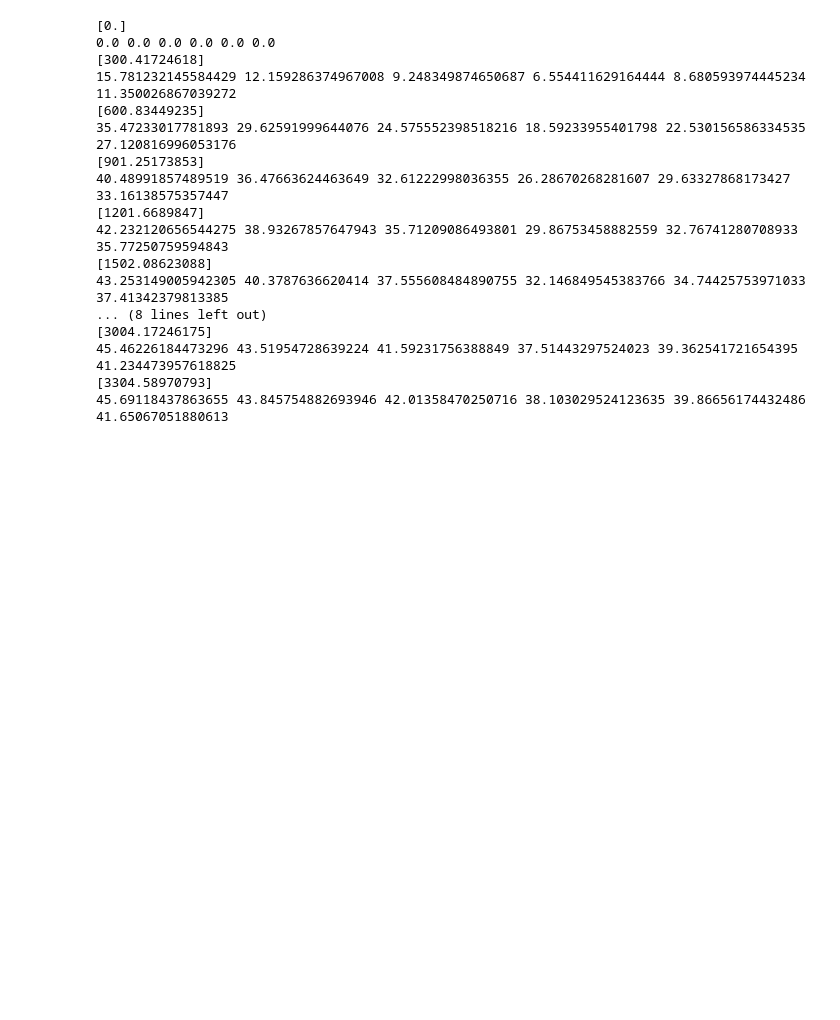
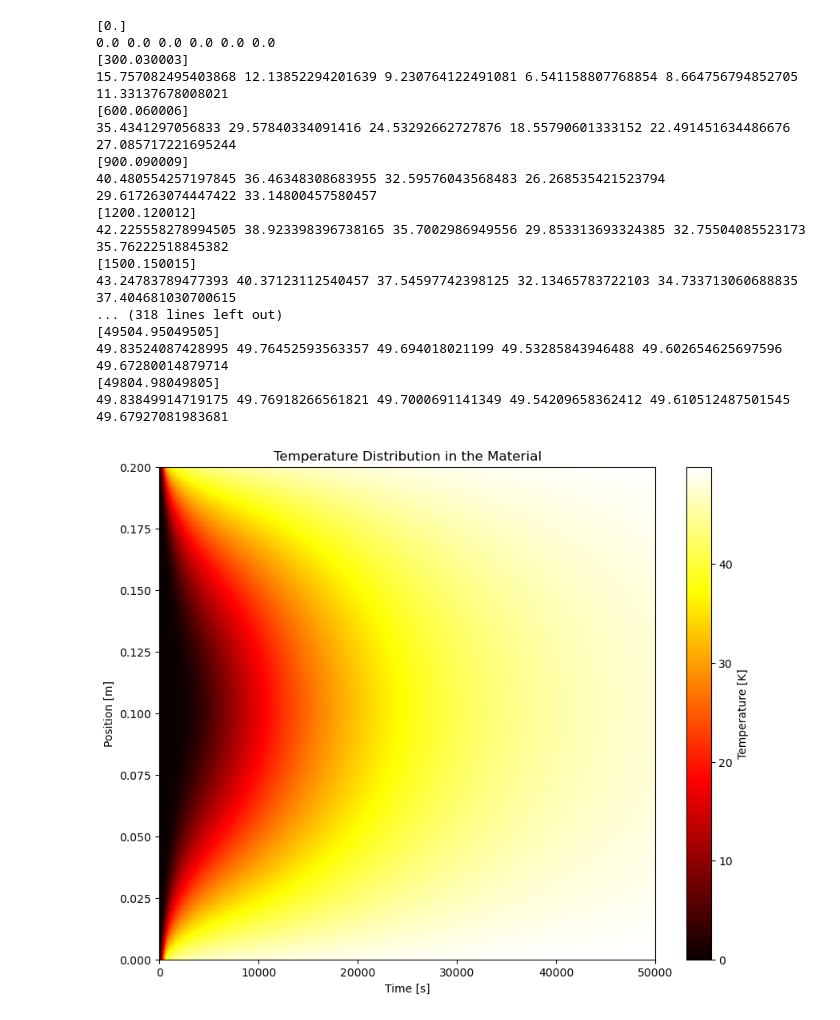
Before and after one commit to yskta/PINN_demo, a Jupyter notebook: demo_HeatTransferEquation/Practice/initical_and_boundary_condition.ipynb, the cells around one changed output. Saved outputs shown, nothing was run; the diff lists cells and outputs as text; code cells hidden in the pictures; blank space fills up the shorter version.

Commit message:
plot

```diff
--- a/demo_HeatTransferEquation/Practice/initical_and_boundary_condition.ipynb
+++ b/demo_HeatTransferEquation/Practice/initical_and_boundary_condition.ipynb
@@ -16,7 +16,7 @@ h2 = 50  # 下の対流熱伝達係数 [W/m²K]
 
 # グリッドの設定
 x = np.linspace(0, 0.2, 100)[:, None]  # 空間グリッド
-t = np.linspace(0, 3600, 720)[:, None]  # 時間グリッド
+t = np.linspace(0, 50000, 10000)[:, None]  # 時間グリッド
 
 dx = x[1] - x[0]  # 空間ステップ
 dt = t[1] - t[0]  # 時間ステップ
@@ -34,50 +34,63 @@ u = np.zeros((Nt, Nx))  # 初期温度を0Kと仮定
 
 # print(u)
 # print(u.shape)
 
 # 数値解法の実装（前進オイラー法と中央差分法）
 for n in range(0, Nt - 1):
     if t[n] <= 600:
         T_ext1 = T_ext2 = 0 + (50 - 0) * t[n] / 600
     else:
         T_ext1 = T_ext2 = 50
     # print(T_ext1, T_ext2)
     for i in range(1, Nx - 1):
         u[n + 1, i] = u[n, i] + alpha * dt * (u[n, i - 1] - 2 * u[n, i] + u[n, i + 1]) / dx**2
 
     # 境界条件の適用
     # 左端の対流境界条件
     u[n + 1, 0] = (4 * u[n + 1, 1] - u[n + 1, 2] + 2 * dx * h1 / K * T_ext1) / (3 + 2 * dx * h1 / K)
 
     # 右端の対流境界条件
     u[n + 1, -1] = (4 * u[n + 1, -2] - u[n + 1, -3] + 2 * dx * h2 / K * T_ext2) / (3 + 2 * dx * h2 / K)
     # if n % 100 == 0:
     if n % 60 == 0:
         print(t[n])
         print(u[n + 1, 0], u[n + 1, 1], u[n + 1, 2], u[n + 1, -3], u[n + 1, -2], u[n + 1, -1])
 
-# # 結果のプロット
-# plt.imshow(u, extent=[0, 0.02, 0, 1200], aspect='auto', origin='lower', cmap='hot')
-# plt.colorbar(label='Temperature [K]')
+# 結果のプロット
+plt.figure(figsize=(10, 8))
+plt.imshow(u.T, extent=[0, 50000, 0, 0.2], aspect='auto', origin='lower', cmap='hot')
+plt.colorbar(label='Temperature [K]')
+plt.xlabel('Time [s]')
+plt.ylabel('Position [m]')
+plt.title('Temperature Distribution in the Material')
+plt.show()
+
+# # 任意の時刻における温度プロファイルのラインプロット
+# times_to_plot = [0, 600, 1200, 1800, 2400, 3000, 3600]  # プロットする時間（秒）
+# plt.figure(figsize=(10, 6))
+# for time in times_to_plot:
+#     plt.plot(x, u[int(time / dt), :], label=f't = {time} s')
 # plt.xlabel('Position [m]')
-# plt.ylabel('Time [s]')
-# plt.title('1D Heat Conduction with Convection Boundary Conditions')
+# plt.ylabel('Temperature [K]')
+# plt.title('Temperature Profile at Different Times')
+# plt.legend()
 # plt.show()
 # %% [output]
 [0.]
 0.0 0.0 0.0 0.0 0.0 0.0
-[300.41724618]
-15.781232145584429 12.159286374967008 9.248349874650687 6.554411629164444 8.680593974445234 11.350026867039272
-[600.83449235]
-35.47233017781893 29.62591999644076 24.575552398518216 18.59233955401798 22.530156586334535 27.120816996053176
-[901.25173853]
-40.48991857489519 36.47663624463649 32.61222998036355 26.28670268281607 29.63327868173427 33.16138575357447
-[1201.6689847]
-42.232120656544275 38.93267857647943 35.71209086493801 29.86753458882559 32.76741280708933 35.77250759594843
-[1502.08623088]
-43.253149005942305 40.3787636620414 37.555608484890755 32.146849545383766 34.74425753971033 37.41342379813385
-... (8 lines left out)
-[3004.17246175]
-45.46226184473296 43.51954728639224 41.59231756388849 37.51443297524023 39.362541721654395 41.234473957618825
-[3304.58970793]
-45.69118437863655 43.845754882693946 42.01358470250716 38.103029524123635 39.86656174432486 41.65067051880613
+[300.030003]
+15.757082495403868 12.13852294201639 9.230764122491081 6.541158807768854 8.664756794852705 11.33137678008021
+[600.060006]
+35.4341297056833 29.57840334091416 24.53292662727876 18.55790601333152 22.491451634486676 27.085717221695244
+[900.090009]
+40.480554257197845 36.46348308683955 32.59576043568483 26.268535421523794 29.617263074447422 33.14800457580457
+[1200.120012]
+42.225558278994505 38.923398396738165 35.7002986949556 29.853313693324385 32.75504085523173 35.76222518845382
+[1500.150015]
+43.24783789477393 40.37123112540457 37.54597742398125 32.13465783722103 34.733713060688835 37.404681030700615
+... (318 lines left out)
+[49504.95049505]
+49.83524087428995 49.76452593563357 49.694018021199 49.53285843946488 49.602654625697596 49.67280014879714
+[49804.98049805]
+49.83849914719175 49.76918266561821 49.7000691141349 49.54209658362412 49.610512487501545 49.67927081983681
+[figure, added]
```
